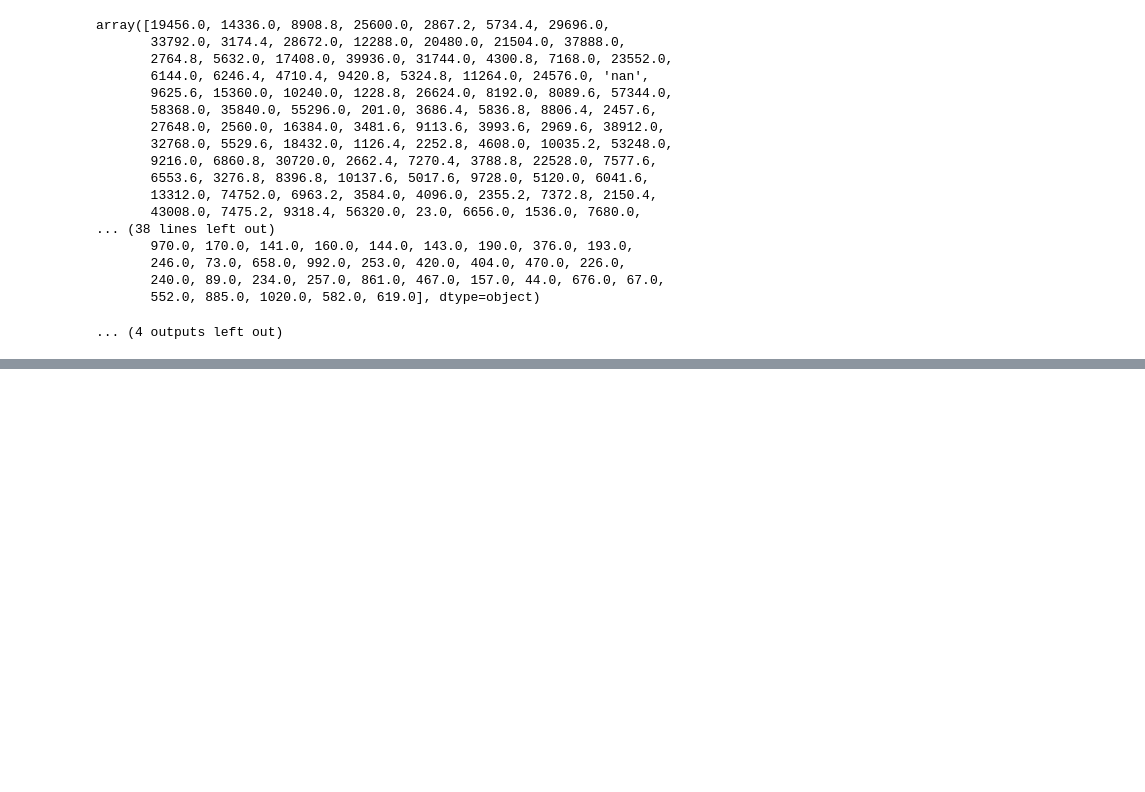
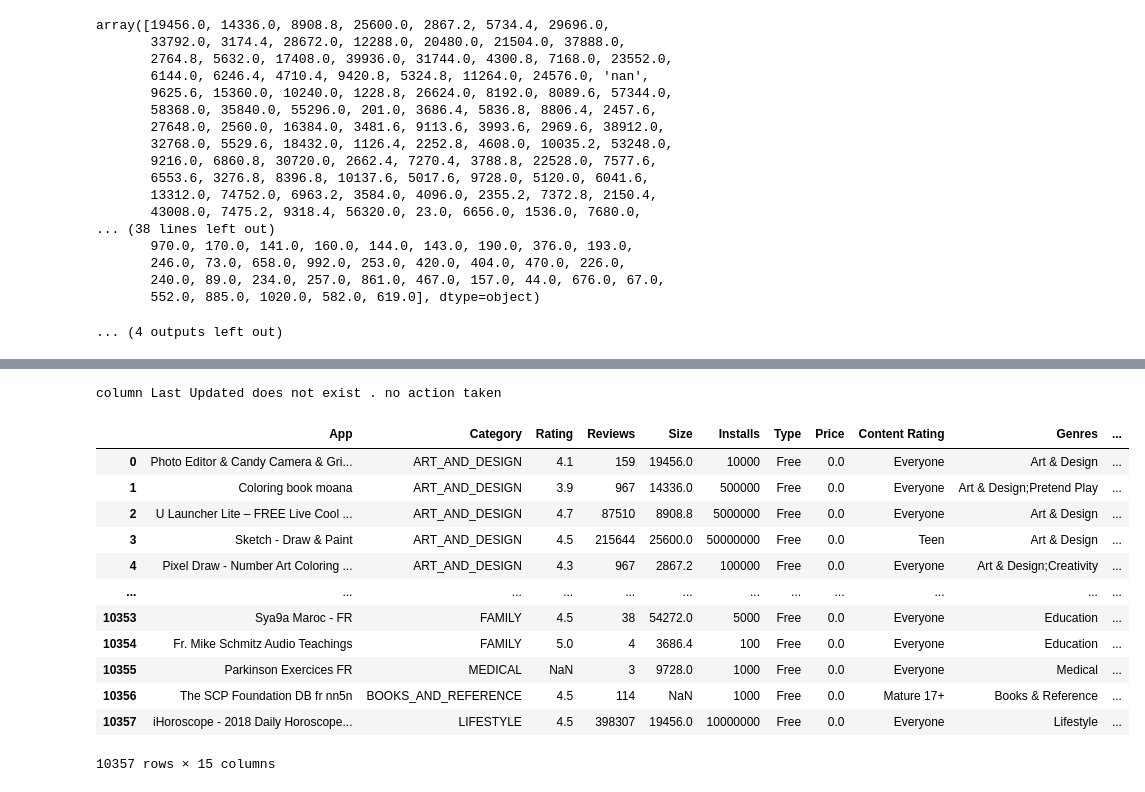
Before and after one commit to vedprakash8721/Abhishek-Data-Science-Portfolio, a Jupyter notebook: ML PW/Module 2 ( EDA exploratory data analysis )/EDA Google Play.ipynb, the cells around one changed output, grey strips where cells are left out. Saved outputs shown, nothing was run; the diff lists cells and outputs as text; code cells hidden in the pictures; blank space fills up the shorter version.

Commit message:
CONVERTING THE LAST UPDATED INTO DATE TIME

```diff
--- a/ML PW/Module 2 ( EDA exploratory data analysis )/EDA Google Play.ipynb
+++ b/ML PW/Module 2 ( EDA exploratory data analysis )/EDA Google Play.ipynb
@@ -70,7 +70,7 @@ display(type("1")) # THIS SHOW STR DUE TO " " BUT INSIDE THIS IT IS INTERGER
 display("1".isnumeric()) # TRUE
 display(df[~df['Reviews'].str.isnumeric()]) # ~ is known as tilda
 # -------------------------- RESETING THE INDEX -------------------------
-df_copy=df.copy()
+df_copy=df.copy(deep=True)
 df_copy.reset_index(drop=True,inplace=True)
 display(df_copy[~df_copy['Reviews'].str.isnumeric()])
 df_copy=df_copy.drop(df_copy.index[9990])
@@ -251 +252,34 @@ array(['0.0', '4.99', '3.99', '6.99', '1.49', '2.99', '7.99', '5.99',
 dtype('float64')
+# %%
+# ------------------------------- CONVERTING THE LAST UPDATED ---------------------------------
+col_to_drop="Last Updated"
+if col_to_drop in df_copy.columns:
+    # DISPLAY ORIGINAL DATA
+    display(df_copy['Last Updated'].dtype)
+    display(df_copy['Last Updated'].unique())
+    # CONVERTING INTO DATE TIME
+    df_copy['Last Updated']=pd.to_datetime(df_copy['Last Updated'])
+    display(df_copy['Last Updated'].dtype)
+    df_copy['day']=df_copy['Last Updated'].dt.day
+    df_copy['month']=df_copy['Last Updated'].dt.month
+    df_copy['year']=df_copy['Last Updated'].dt.year
+    # DROPPING THE COLUMN
+    df_copy=df_copy.drop(columns=[col_to_drop])
+else:
+    print(f"column {col_to_drop} does not exist . no action taken")
+display(df_copy)
+# %% [output]
+column Last Updated does not exist . no action taken
+|  | App | Category | Rating | Reviews | Size | Installs | Type | Price | Content Rating | Genres | ... |
+| 0 | Photo Editor & Candy Camera & Gri... | ART_AND_DESIGN | 4.1 | 159 | 19456.0 | 10000 | Free | 0.0 | Everyone | Art & Design | ... |
+| 1 | Coloring book moana | ART_AND_DESIGN | 3.9 | 967 | 14336.0 | 500000 | Free | 0.0 | Everyone | Art & Design;Pretend Play | ... |
+| 2 | U Launcher Lite – FREE Live Cool ... | ART_AND_DESIGN | 4.7 | 87510 | 8908.8 | 5000000 | Free | 0.0 | Everyone | Art & Design | ... |
+| 3 | Sketch - Draw & Paint | ART_AND_DESIGN | 4.5 | 215644 | 25600.0 | 50000000 | Free | 0.0 | Teen | Art & Design | ... |
+| 4 | Pixel Draw - Number Art Coloring ... | ART_AND_DESIGN | 4.3 | 967 | 2867.2 | 100000 | Free | 0.0 | Everyone | Art & Design;Creativity | ... |
+| ... | ... | ... | ... | ... | ... | ... | ... | ... | ... | ... | ... |
+| 10353 | Sya9a Maroc - FR | FAMILY | 4.5 | 38 | 54272.0 | 5000 | Free | 0.0 | Everyone | Education | ... |
+| 10354 | Fr. Mike Schmitz Audio Teachings | FAMILY | 5.0 | 4 | 3686.4 | 100 | Free | 0.0 | Everyone | Education | ... |
+| 10355 | Parkinson Exercices FR | MEDICAL | NaN | 3 | 9728.0 | 1000 | Free | 0.0 | Everyone | Medical | ... |
+| 10356 | The SCP Foundation DB fr nn5n | BOOKS_AND_REFERENCE | 4.5 | 114 | NaN | 1000 | Free | 0.0 | Mature 17+ | Books & Reference | ... |
+| 10357 | iHoroscope - 2018 Daily Horoscope... | LIFESTYLE | 4.5 | 398307 | 19456.0 | 10000000 | Free | 0.0 | Everyone | Lifestyle | ... |
+10357 rows × 15 columns
```
Also changed, not shown: parts of 1 cell of this notebook.
